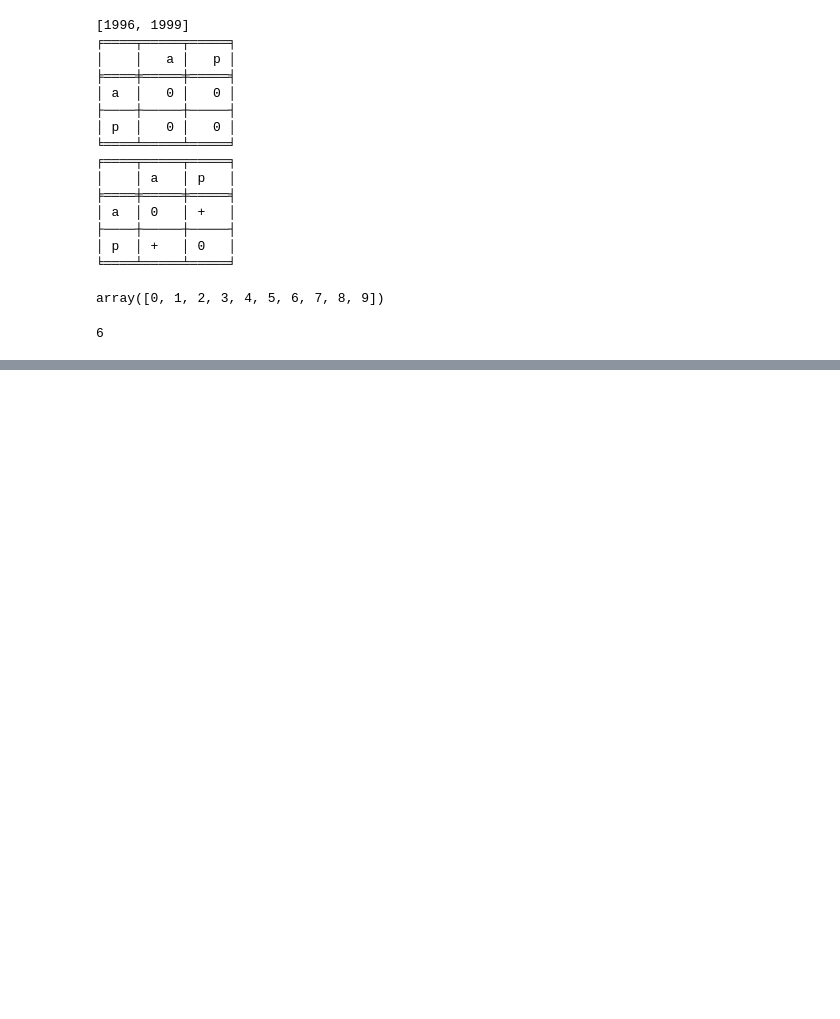
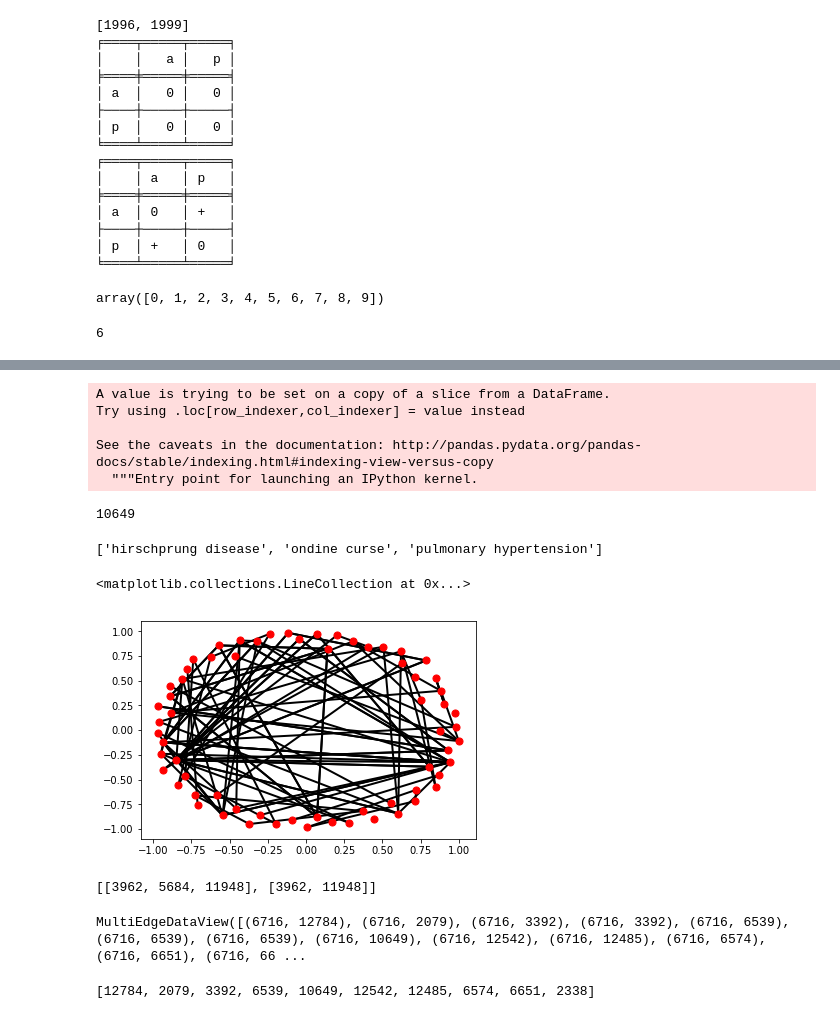
Before and after one commit to ffaisal93/linkPrediction, a Jupyter notebook: similarity_measurement.ipynb, the cells around one changed output, grey strips where cells are left out. Cells and saved outputs as stored; diff of their text form; code cells hidden in the pictures; blank space fills up the shorter version.

```diff
--- a/similarity_measurement.ipynb
+++ b/similarity_measurement.ipynb
@@ -352,0 +377,8 @@ x[6]
+# %%
+sm_df["keyword"]= sm_df["keyword"].str.split("; ", n = 20, expand = False)
+# %% [output]
+A value is trying to be set on a copy of a slice from a DataFrame.
+Try using .loc[row_indexer,col_indexer] = value instead
+
+See the caveats in the documentation: http://pandas.pydata.org/pandas-docs/stable/indexing.html#indexing-view-versus-copy
+  """Entry point for launching an IPython kernel.
@@ -352,0 +387,41 @@ x[6]
+# %%
+print(p)
+# %% [output]
+10649
+# %%
+sm_df.keyword[4]
+# %% [output]
+['hirschprung disease', 'ondine curse', 'pulmonary hypertension']
+# %%
+gp=nx.MultiGraph()
+for index, row in sm_df.iterrows():
+    for key in row["keyword"]:
+        key_id=key_list[key_list['keyword']==key]['id'].iloc[0]
+        gp.add_node(key_id)
+# %%
+edge_list=[]
+for index, row in sm_df.iterrows():
+    edges=list(itertools.combinations(row["keyword"], 2))
+    for edge in edges:
+        node1=key_list[key_list['keyword']==edge[0]]['id'].iloc[0]
+        node2=key_list[key_list['keyword']==edge[1]]['id'].iloc[0]
+        #print(edge[0],edge[1],node1,node2,row["art_id"],row["art_year"])
+        edge_list.append((node1,node2))
+        gp.add_edge(node1,node2,art_id=row["art_id"],year=row["art_year"])
+#print(edge_list)
+#gp.add_edges_from(edge_list)
+# %%
+nx.draw_networkx_nodes(gp, pos, node_size=50)
+nx.draw_networkx_edges(gp, pos, edgelist=edge_list,width=2)
+# %% [output]
+<matplotlib.collections.LineCollection at 0x...>
+[figure, added]
+# %%
+paths = nx.all_simple_paths(gp, source=3962, target=11948, cutoff=6)
+print(list(paths))
+# %% [output]
+[[3962, 5684, 11948], [3962, 11948]]
+# %%
+gp.edges([6716,6539])
+# %% [output]
+MultiEdgeDataView([(6716, 12784), (6716, 2079), (6716, 3392), (6716, 3392), (6716, 6539), (6716, 6539), (6716, 6539), (6716, 10649), (6716, 12542), (6716, 12485), (6716, 6574), (6716, 6651), (6716, 66 ...
@@ -352,0 +431,4 @@ x[6]
+# %%
+[n for n in gp.neighbors(6716)]
+# %% [output]
+[12784, 2079, 3392, 6539, 10649, 12542, 12485, 6574, 6651, 2338]
```
Also changed, not shown: parts of 37 cells of this notebook.
